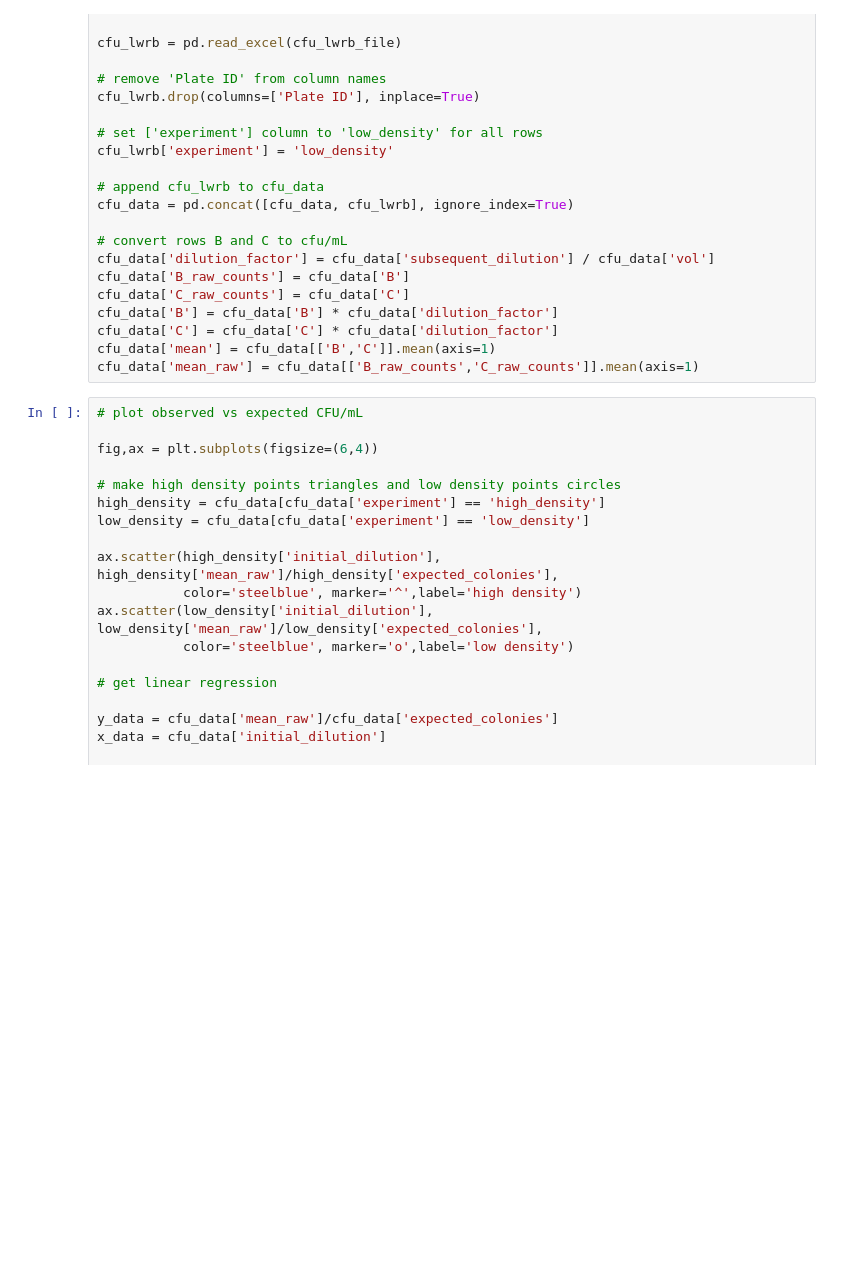
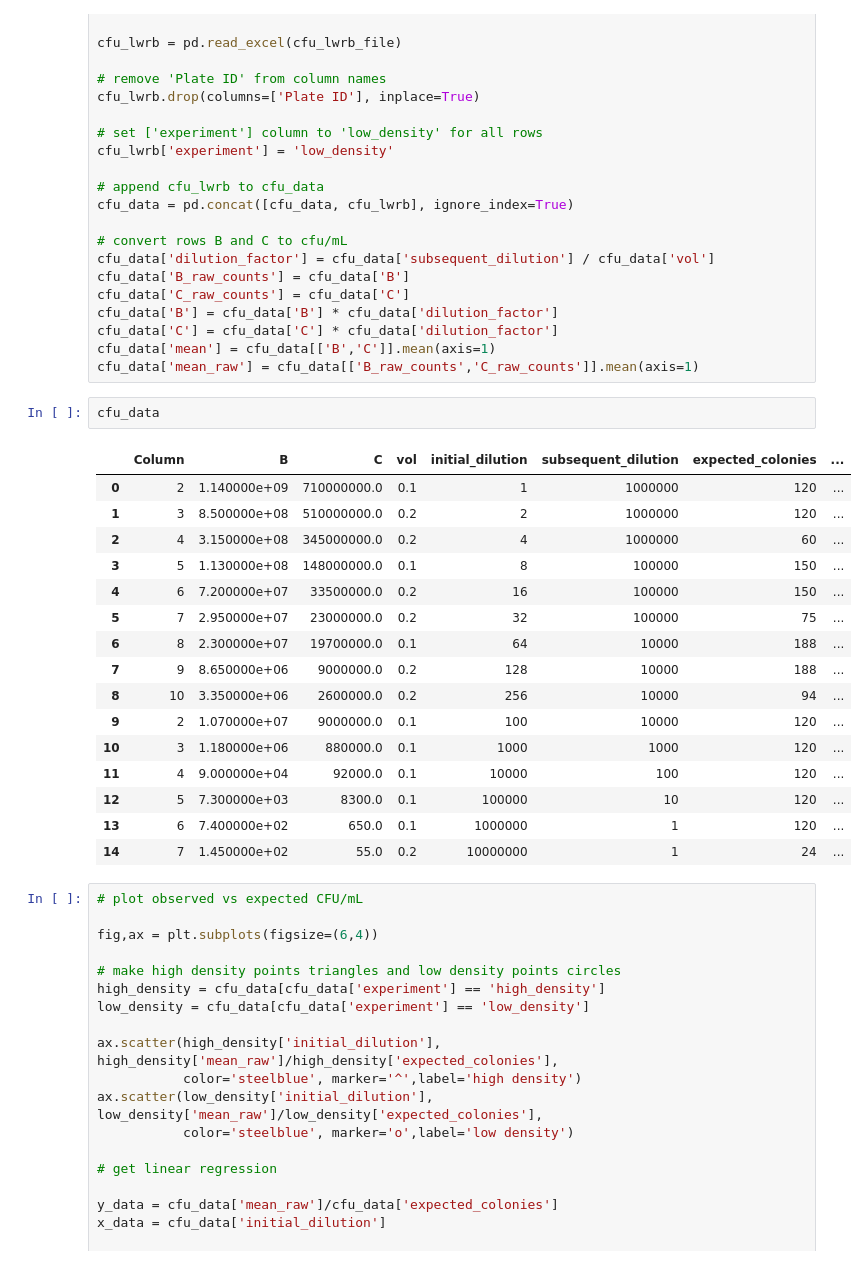
Before and after one commit to eshanking/time-kill-protocol, a Jupyter notebook: data/calibration_code/calibration_Ecoli_08292026.ipynb, the cells around one changed output. Drawn from its saved outputs; the diff is of its cells as text; blank space fills up the shorter version.

```diff
--- a/data/calibration_code/calibration_Ecoli_08292026.ipynb
+++ b/data/calibration_code/calibration_Ecoli_08292026.ipynb
@@ -100,6 +100,25 @@ cfu_data['B'] = cfu_data['B'] * cfu_data['dilution_factor']
 cfu_data['C'] = cfu_data['C'] * cfu_data['dilution_factor']
 cfu_data['mean'] = cfu_data[['B','C']].mean(axis=1)
 cfu_data['mean_raw'] = cfu_data[['B_raw_counts','C_raw_counts']].mean(axis=1)
+# %%
+cfu_data
+# %% [output]
+|  | Column | B | C | vol | initial_dilution | subsequent_dilution | expected_colonies | ... |
+| 0 | 2 | 1.140000e+09 | 710000000.0 | 0.1 | 1 | 1000000 | 120 | ... |
+| 1 | 3 | 8.500000e+08 | 510000000.0 | 0.2 | 2 | 1000000 | 120 | ... |
+| 2 | 4 | 3.150000e+08 | 345000000.0 | 0.2 | 4 | 1000000 | 60 | ... |
+| 3 | 5 | 1.130000e+08 | 148000000.0 | 0.1 | 8 | 100000 | 150 | ... |
+| 4 | 6 | 7.200000e+07 | 33500000.0 | 0.2 | 16 | 100000 | 150 | ... |
+| 5 | 7 | 2.950000e+07 | 23000000.0 | 0.2 | 32 | 100000 | 75 | ... |
+| 6 | 8 | 2.300000e+07 | 19700000.0 | 0.1 | 64 | 10000 | 188 | ... |
+| 7 | 9 | 8.650000e+06 | 9000000.0 | 0.2 | 128 | 10000 | 188 | ... |
+| 8 | 10 | 3.350000e+06 | 2600000.0 | 0.2 | 256 | 10000 | 94 | ... |
+| 9 | 2 | 1.070000e+07 | 9000000.0 | 0.1 | 100 | 10000 | 120 | ... |
+| 10 | 3 | 1.180000e+06 | 880000.0 | 0.1 | 1000 | 1000 | 120 | ... |
+| 11 | 4 | 9.000000e+04 | 92000.0 | 0.1 | 10000 | 100 | 120 | ... |
+| 12 | 5 | 7.300000e+03 | 8300.0 | 0.1 | 100000 | 10 | 120 | ... |
+| 13 | 6 | 7.400000e+02 | 650.0 | 0.1 | 1000000 | 1 | 120 | ... |
+| 14 | 7 | 1.450000e+02 | 55.0 | 0.2 | 10000000 | 1 | 24 | ... |
 # %%
 # plot observed vs expected CFU/mL
 
```
Also changed, not shown: 9 other files.
